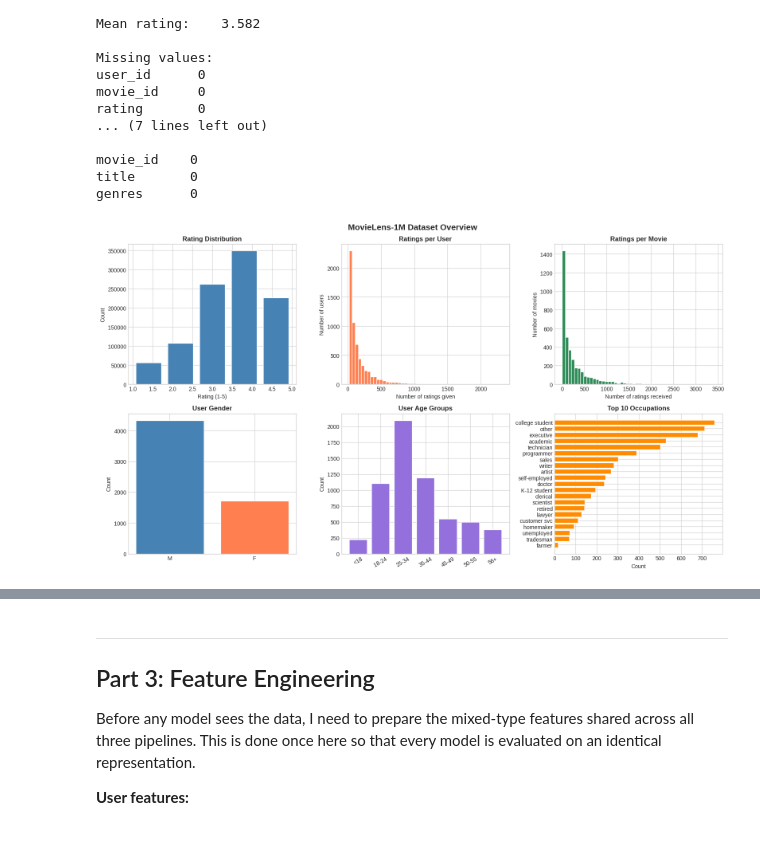
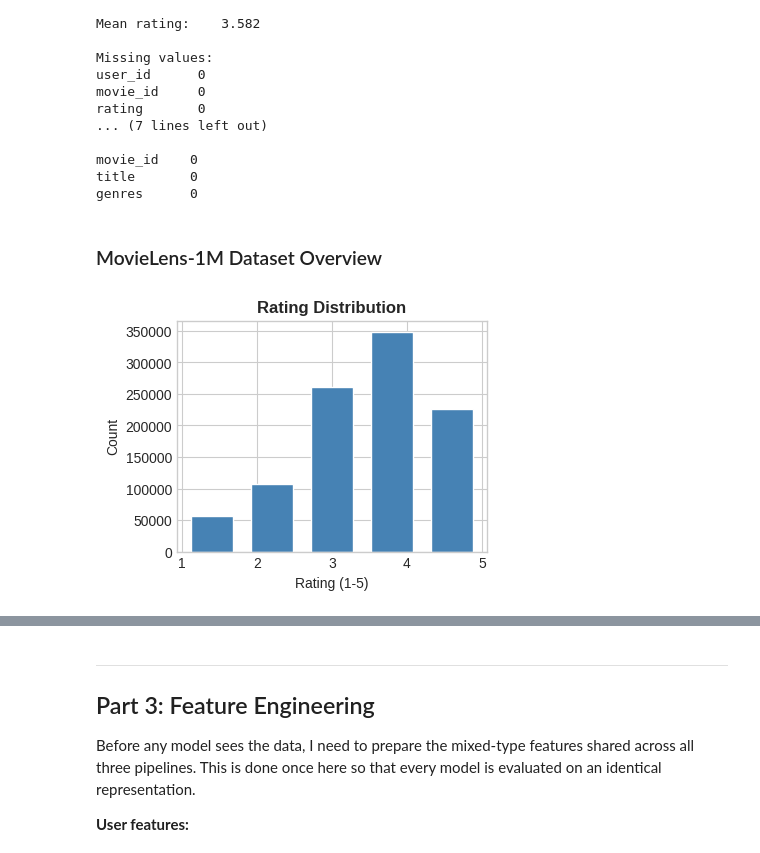
Before and after one commit to comsavvy/Recommendation-System-using-Mixed-Type-Dataset-Implementation, a Jupyter notebook: AIMS_Rwanda-Research/code/RS_Code_Implementation.ipynb, the cells around one changed output, grey strips where cells are left out. Drawn from its saved outputs; the diff is of its cells as text; code cells hidden in the pictures.

Commit message:
Feat: Separated figures and included Interpretability Analysis

```diff
--- a/AIMS_Rwanda-Research/code/RS_Code_Implementation.ipynb
+++ b/AIMS_Rwanda-Research/code/RS_Code_Implementation.ipynb
@@ -151,59 +152,14 @@ rating       0
 movie_id    0
 title       0
 genres      0
+# %% [markdown]
+### MovieLens-1M Dataset Overview
 # %%
-fig, axes = plt.subplots(2, 3, figsize=(16, 9))
-
 # Rating distribution
-axes[0, 0].hist(ratings['rating'], bins=5, color='steelblue', edgecolor='white', rwidth=0.8)
-axes[0, 0].set_title('Rating Distribution', fontweight='bold')
-axes[0, 0].set_xlabel('Rating (1-5)')
-axes[0, 0].set_ylabel('Count')
-
-# Ratings per user
-ratings_per_user = ratings.groupby('user_id').size()
-axes[0, 1].hist(ratings_per_user, bins=50, color='coral', edgecolor='white')
-axes[0, 1].set_title('Ratings per User', fontweight='bold')
-axes[0, 1].set_xlabel('Number of ratings given')
-axes[0, 1].set_ylabel('Number of users')
-
-# Ratings per movie
-ratings_per_movie = ratings.groupby('movie_id').size()
-axes[0, 2].hist(ratings_per_movie, bins=50, color='seagreen', edgecolor='white')
-axes[0, 2].set_title('Ratings per Movie', fontweight='bold')
-axes[0, 2].set_xlabel('Number of ratings received')
-axes[0, 2].set_ylabel('Number of movies')
-
-# Gender distribution
-gender_counts = users['gender'].value_counts()
-axes[1, 0].bar(gender_counts.index, gender_counts.values, color=['steelblue', 'coral'], edgecolor='white')
-axes[1, 0].set_title('User Gender', fontweight='bold')
-axes[1, 0].set_ylabel('Count')
-
-# Age distribution
-age_labels = {1: '<18', 18: '18-24', 25: '25-34', 35: '35-44', 45: '45-49', 50: '50-55', 56: '56+'}
-age_counts = users['age'].value_counts().sort_index()
-axes[1, 1].bar([age_labels[a] for a in age_counts.index], age_counts.values, color='mediumpurple', edgecolor='white')
-axes[1, 1].set_title('User Age Groups', fontweight='bold')
-axes[1, 1].set_ylabel('Count')
-axes[1, 1].tick_params(axis='x', rotation=30)
-
-# Top 10 occupations
-occ_map = {
-    0: 'other', 1: 'academic', 2: 'artist', 3: 'clerical', 4: 'college student',
-    5: 'customer svc', 6: 'doctor', 7: 'executive', 8: 'farmer', 9: 'homemaker',
-    10: 'K-12 student', 11: 'lawyer', 12: 'programmer', 13: 'retired',
-    14: 'sales', 15: 'scientist', 16: 'self-employed', 17: 'technician',
-    18: 'tradesman', 19: 'unemployed', 20: 'writer'
-}
-occ_counts = users['occupation'].value_counts()
-occ_counts.index = occ_counts.index.map(occ_map)
-axes[1, 2].barh(occ_counts.index[::-1], occ_counts.values[::-1], color='darkorange', edgecolor='white')
-axes[1, 2].set_title('Top 10 Occupations', fontweight='bold')
-axes[1, 2].set_xlabel('Count')
-
-plt.suptitle('MovieLens-1M Dataset Overview', fontsize=15, fontweight='bold')
-plt.tight_layout()
-plt.show()
+plt.figure(figsize=(4, 3))
+plt.hist(ratings['rating'], bins=5, color='steelblue', edgecolor='white', rwidth=0.7)
+plt.title('Rating Distribution', fontweight='bold')
+plt.xlabel('Rating (1-5)')
+plt.ylabel('Count');
 # %% [output]
-[figure, old version]
+[figure, new version]
```
Also changed, not shown: parts of 16 cells of this notebook.
